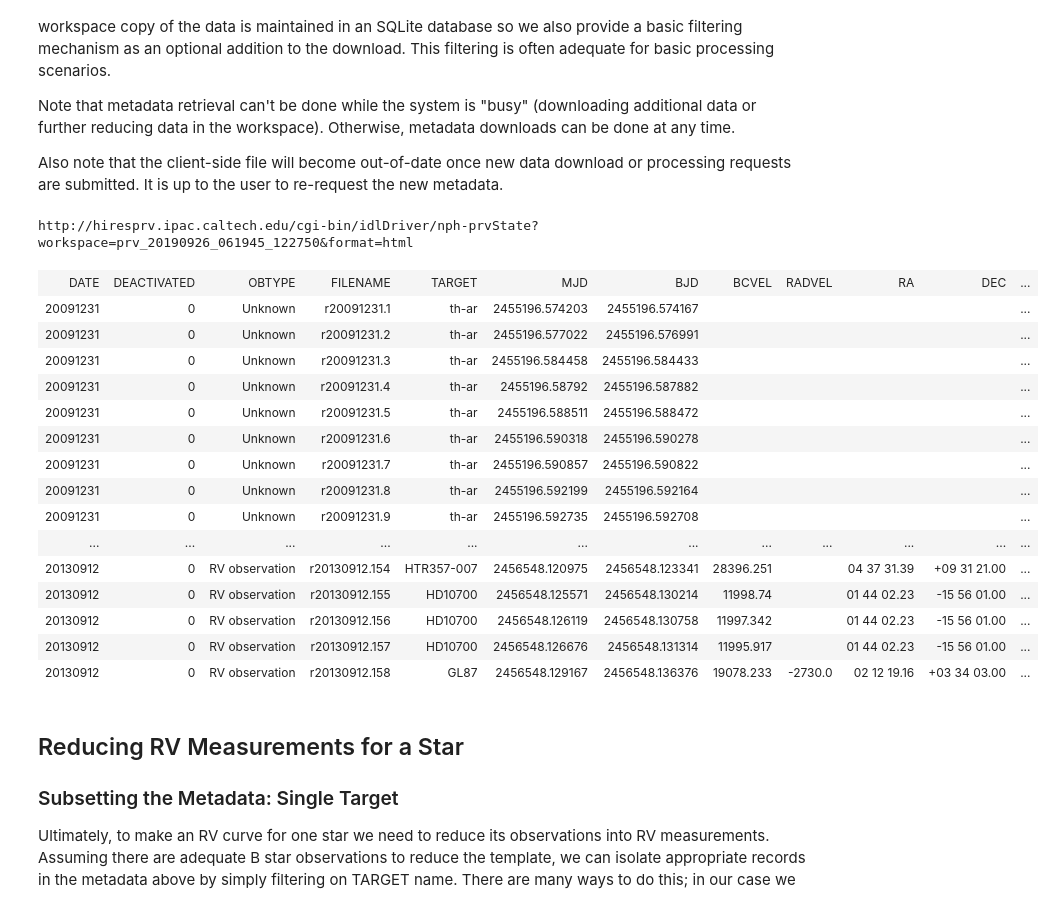
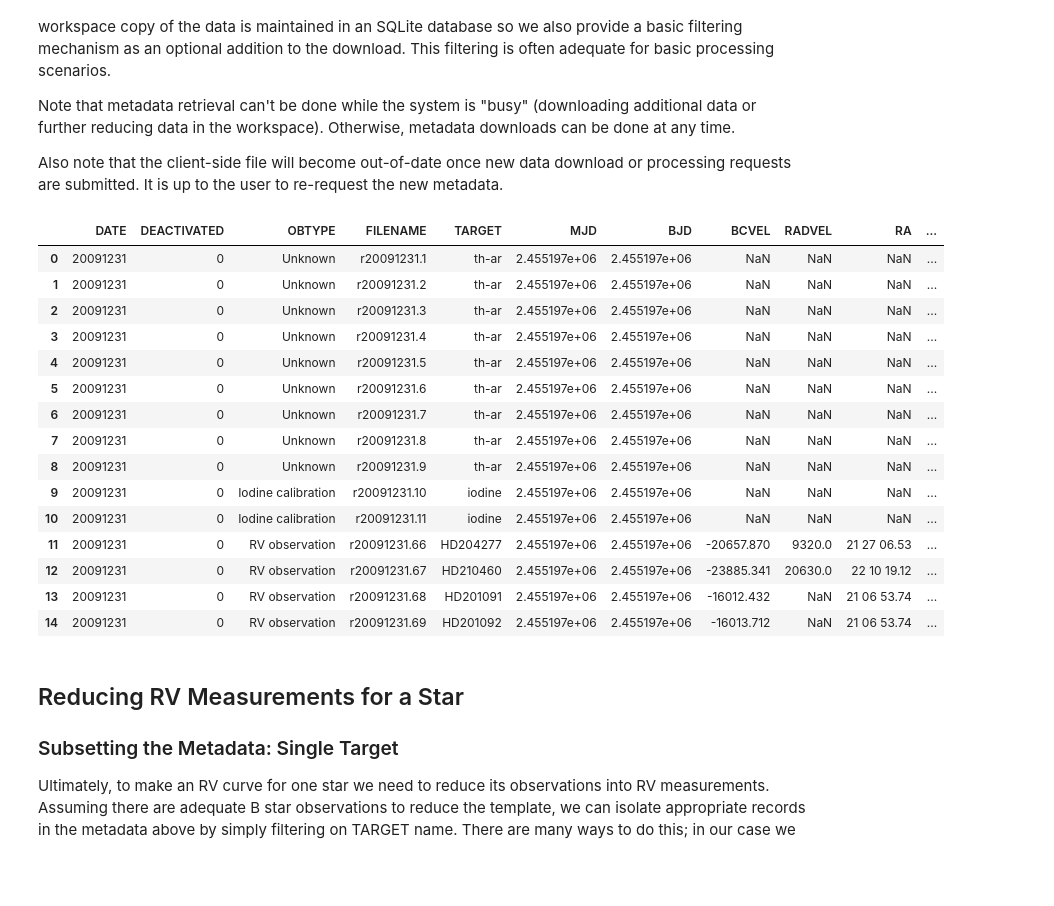
Before and after one commit to Caltech-IPAC/hiresprv, a Jupyter notebook: Jupyter/HIRES_PRV_Service.ipynb, the cells around one changed output. Cells and saved outputs as stored; diff of their text form; code cells hidden in the pictures; blank space fills up the shorter version.

```diff
--- a/Jupyter/HIRES_PRV_Service.ipynb
+++ b/Jupyter/HIRES_PRV_Service.ipynb
@@ -96,35 +96,30 @@ Also note that the client-side file will become out-of-date once new data downlo
 # %%
 from hiresprv.database import Database
 import pandas as pd
 
 state = Database('prv.cookies')
 
 url = state.search()
 
 df = pd.read_html(url, header=0)[0]
 df.head(15)
-
-response = requests.get(url)
-print(url)
-display(HTML(response.text))
 # %% [output]
-http://hiresprv.ipac.caltech.edu/cgi-bin/idlDriver/nph-prvState?workspace=prv_20190926_061945_122750&format=html
-| DATE | DEACTIVATED | OBTYPE | FILENAME | TARGET | MJD | BJD | BCVEL | RADVEL | RA | DEC | ... |
-| 20091231 | 0 | Unknown | r20091231.1 | th-ar | 2455196.574203 | 2455196.574167 |  |  |  |  | ... |
-| 20091231 | 0 | Unknown | r20091231.2 | th-ar | 2455196.577022 | 2455196.576991 |  |  |  |  | ... |
-| 20091231 | 0 | Unknown | r20091231.3 | th-ar | 2455196.584458 | 2455196.584433 |  |  |  |  | ... |
-| 20091231 | 0 | Unknown | r20091231.4 | th-ar | 2455196.58792 | 2455196.587882 |  |  |  |  | ... |
-| 20091231 | 0 | Unknown | r20091231.5 | th-ar | 2455196.588511 | 2455196.588472 |  |  |  |  | ... |
-| 20091231 | 0 | Unknown | r20091231.6 | th-ar | 2455196.590318 | 2455196.590278 |  |  |  |  | ... |
-| 20091231 | 0 | Unknown | r20091231.7 | th-ar | 2455196.590857 | 2455196.590822 |  |  |  |  | ... |
-| 20091231 | 0 | Unknown | r20091231.8 | th-ar | 2455196.592199 | 2455196.592164 |  |  |  |  | ... |
-| 20091231 | 0 | Unknown | r20091231.9 | th-ar | 2455196.592735 | 2455196.592708 |  |  |  |  | ... |
-| ... | ... | ... | ... | ... | ... | ... | ... | ... | ... | ... | ... |
-| 20130912 | 0 | RV observation | r20130912.154 | HTR357-007 | 2456548.120975 | 2456548.123341 | 28396.251 |  | 04 37 31.39 | +09 31 21.00 | ... |
-| 20130912 | 0 | RV observation | r20130912.155 | HD10700 | 2456548.125571 | 2456548.130214 | 11998.74 |  | 01 44 02.23 | -15 56 01.00 | ... |
-| 20130912 | 0 | RV observation | r20130912.156 | HD10700 | 2456548.126119 | 2456548.130758 | 11997.342 |  | 01 44 02.23 | -15 56 01.00 | ... |
-| 20130912 | 0 | RV observation | r20130912.157 | HD10700 | 2456548.126676 | 2456548.131314 | 11995.917 |  | 01 44 02.23 | -15 56 01.00 | ... |
-| 20130912 | 0 | RV observation | r20130912.158 | GL87 | 2456548.129167 | 2456548.136376 | 19078.233 | -2730.0 | 02 12 19.16 | +03 34 03.00 | ... |
+|  | DATE | DEACTIVATED | OBTYPE | FILENAME | TARGET | MJD | BJD | BCVEL | RADVEL | RA | ... |
+| 0 | 20091231 | 0 | Unknown | r20091231.1 | th-ar | 2.455197e+06 | 2.455197e+06 | NaN | NaN | NaN | ... |
+| 1 | 20091231 | 0 | Unknown | r20091231.2 | th-ar | 2.455197e+06 | 2.455197e+06 | NaN | NaN | NaN | ... |
+| 2 | 20091231 | 0 | Unknown | r20091231.3 | th-ar | 2.455197e+06 | 2.455197e+06 | NaN | NaN | NaN | ... |
+| 3 | 20091231 | 0 | Unknown | r20091231.4 | th-ar | 2.455197e+06 | 2.455197e+06 | NaN | NaN | NaN | ... |
+| 4 | 20091231 | 0 | Unknown | r20091231.5 | th-ar | 2.455197e+06 | 2.455197e+06 | NaN | NaN | NaN | ... |
+| 5 | 20091231 | 0 | Unknown | r20091231.6 | th-ar | 2.455197e+06 | 2.455197e+06 | NaN | NaN | NaN | ... |
+| 6 | 20091231 | 0 | Unknown | r20091231.7 | th-ar | 2.455197e+06 | 2.455197e+06 | NaN | NaN | NaN | ... |
+| 7 | 20091231 | 0 | Unknown | r20091231.8 | th-ar | 2.455197e+06 | 2.455197e+06 | NaN | NaN | NaN | ... |
+| 8 | 20091231 | 0 | Unknown | r20091231.9 | th-ar | 2.455197e+06 | 2.455197e+06 | NaN | NaN | NaN | ... |
+| 9 | 20091231 | 0 | Iodine calibration | r20091231.10 | iodine | 2.455197e+06 | 2.455197e+06 | NaN | NaN | NaN | ... |
+| 10 | 20091231 | 0 | Iodine calibration | r20091231.11 | iodine | 2.455197e+06 | 2.455197e+06 | NaN | NaN | NaN | ... |
+| 11 | 20091231 | 0 | RV observation | r20091231.66 | HD204277 | 2.455197e+06 | 2.455197e+06 | -20657.870 | 9320.0 | 21 27 06.53 | ... |
+| 12 | 20091231 | 0 | RV observation | r20091231.67 | HD210460 | 2.455197e+06 | 2.455197e+06 | -23885.341 | 20630.0 | 22 10 19.12 | ... |
+| 13 | 20091231 | 0 | RV observation | r20091231.68 | HD201091 | 2.455197e+06 | 2.455197e+06 | -16012.432 | NaN | 21 06 53.74 | ... |
+| 14 | 20091231 | 0 | RV observation | r20091231.69 | HD201092 | 2.455197e+06 | 2.455197e+06 | -16013.712 | NaN | 21 06 53.74 | ... |
 # %% [markdown]
 ## Reducing RV Measurements for a Star
 
```
